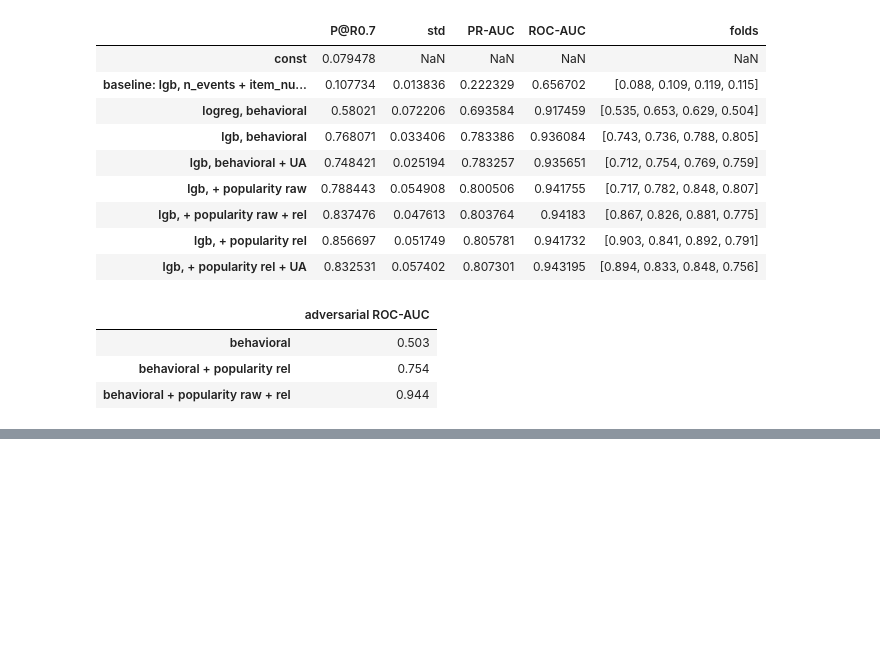
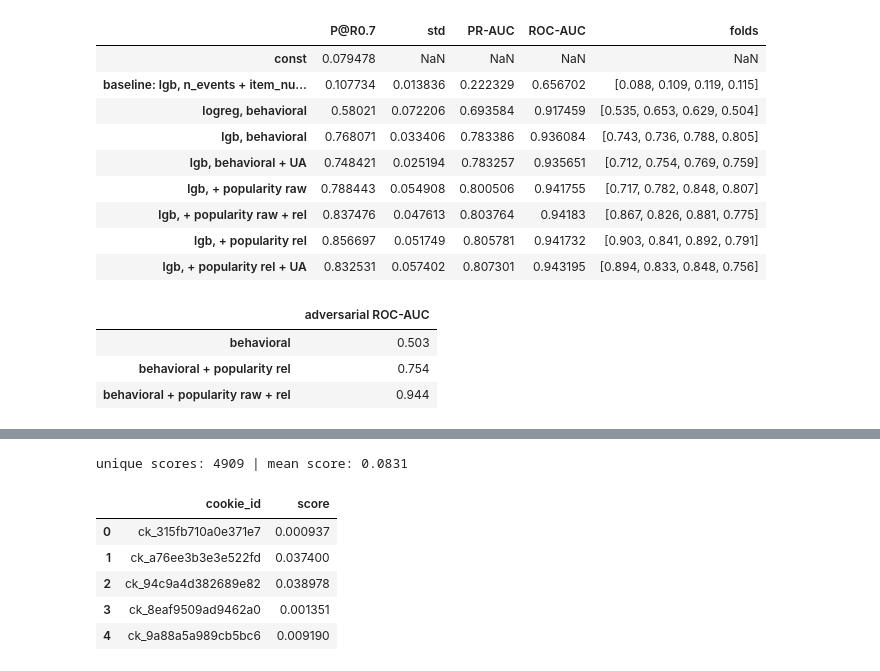
Before and after one commit to luckykhan01/avito-bot-detection, a Jupyter notebook: solution.ipynb, the cells around one changed output, grey strips where cells are left out. Saved outputs shown, nothing was run; the diff lists cells and outputs as text; code cells hidden in the pictures; blank space fills up the shorter version.

```diff
--- a/solution.ipynb
+++ b/solution.ipynb
@@ -213,0 +271,17 @@ pd.Series({
+# %%
+score = np.mean([m.predict_proba(X_test[FINAL_COLS])[:, 1] for m in final_models], axis=0)
+submission = pd.DataFrame({"cookie_id": X_test.cookie_id, "score": score})
+assert len(submission) == len(test)
+assert submission.cookie_id.is_unique and set(submission.cookie_id) == set(test.cookie_id)
+assert submission.score.between(0, 1).all() and submission.score.notna().all()
+print("unique scores:", submission.score.nunique(), "| mean score:", round(score.mean(), 4))
+submission.to_csv("submission.csv", index=False)
+submission.head()
+# %% [output]
+unique scores: 4909 | mean score: 0.0831
+|  | cookie_id | score |
+| 0 | ck_315fb710a0e371e7 | 0.000937 |
+| 1 | ck_a76ee3b3e3e522fd | 0.037400 |
+| 2 | ck_94c9a4d382689e82 | 0.038978 |
+| 3 | ck_8eaf9509ad9462a0 | 0.001351 |
+| 4 | ck_9a88a5a989cb5bc6 | 0.009190 |
```
Also changed, not shown: parts of 3 cells of this notebook, 1 other file.
